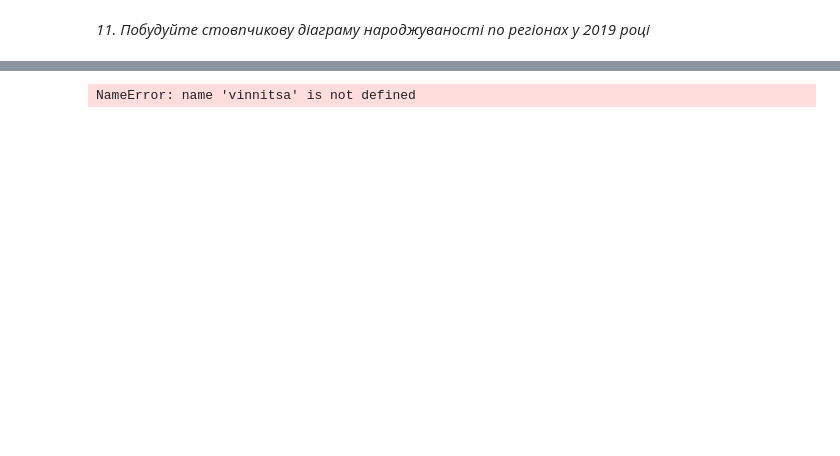
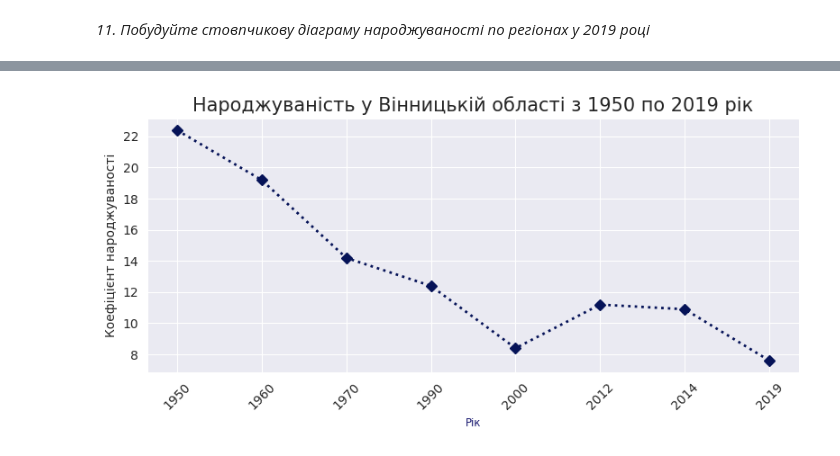
Before and after one commit to Olena-24/Science-HW, a Jupyter notebook: Hw2_1.ipynb, the cells around one changed output, grey strips where cells are left out. Cells and saved outputs as stored; diff of their text form; code cells hidden in the pictures; blank space fills up the shorter version.

```diff
--- a/Hw2_1.ipynb
+++ b/Hw2_1.ipynb
@@ -153,0 +115,4 @@ print(df_sorted)
+# %%
+#Видаліть з таблиці дані по всій країні, останній рядок таблиці
+df = df.drop([27], axis=0)
+df
@@ -181,0 +139,4 @@ print(regions_above_average)
+# %%
+#Замініть відсутні дані в стовпцях середніми значеннями цих стовпців (метод fillna)
+df = df.fillna(df.mean(numeric_only=True), axis=0)
+df
@@ -218,15 +206,21 @@ plt.show()
 # %%
-years = numeric_columns.astype(str)
-birth_rates = vinnitsa.iloc[0, 1:].values
+#График 2
 
-plt.figure(figsize=(12, 8))
-plt.plot(years, birth_rates, marker='o', linestyle='-', color='b')
+years = df.columns[1:].astype(str)
+
+birth_rates = df.iloc[1, 1:].values
+
+plt.figure(figsize=(8, 4))
+plt.plot(years, birth_rates,linestyle=":",
+    color="#061358",
+    linewidth=2,
+    marker="D")
 plt.ylabel('Коефіцієнт народжуваності')
-plt.xlabel("Рік")
-plt.title('Народжуваність у Вінницькій області з 1950 по 2019 рік')
+plt.xlabel("Рік", fontsize='small', color='midnightblue')
+plt.title('Народжуваність у Вінницькій області з 1950 по 2019 рік', fontsize = 15)
 plt.xticks(rotation=45)
 plt.grid(True)
 plt.tight_layout()
 plt.show()
 # %% [output]
-NameError: name 'vinnitsa' is not defined
+[figure, added]
```
Also changed, not shown: parts of 30 cells of this notebook.
